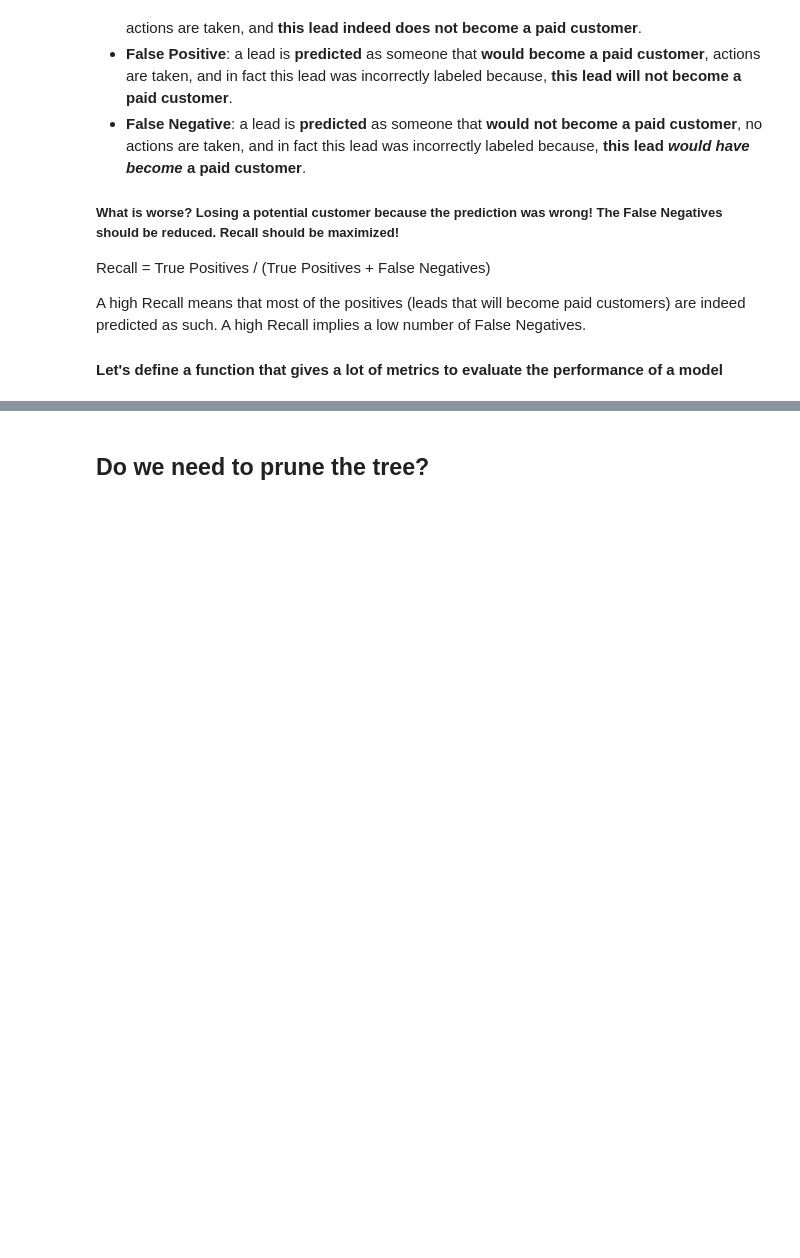
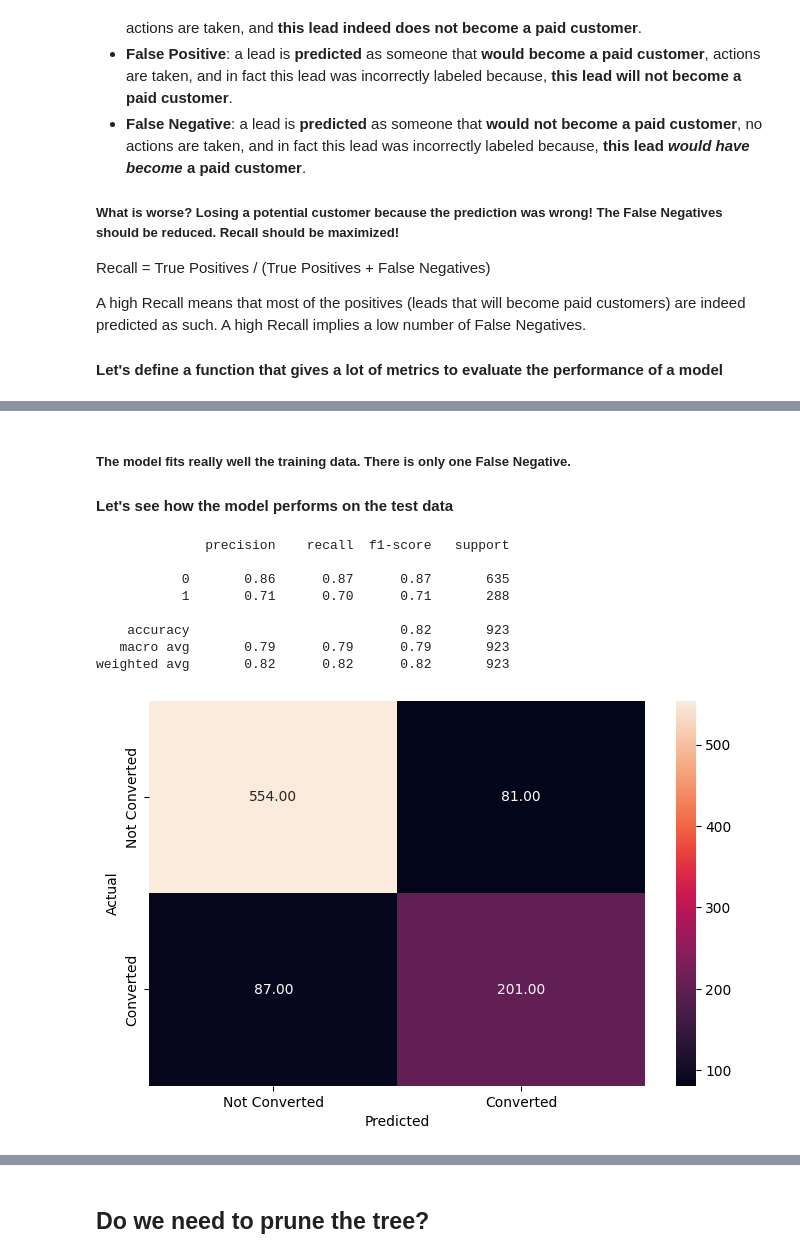
Before and after one commit to jpreyesm03/ExtraaLearn-Machine-Learning-Models, a Jupyter notebook: FCV Potential Customers Prediction.ipynb, the cells around one changed output, grey strips where cells are left out. Drawn from its saved outputs; the diff is of its cells as text; code cells hidden in the pictures; blank space fills up the shorter version.

```diff
--- a/FCV Potential Customers Prediction.ipynb
+++ b/FCV Potential Customers Prediction.ipynb
@@ -657,0 +701,18 @@ A high Recall means that most of the positives (leads that will become paid cust
+# %% [markdown]
+##### The model fits really well the training data. There is only one False Negative.
+#### Let's see how the model performs on the test data
+# %%
+# Checking performance on the test data
+y_pred_test1 = d_tree.predict(x_test)
+
+metrics_score(y_test, y_pred_test1)
+# %% [output]
+              precision    recall  f1-score   support
+
+           0       0.86      0.87      0.87       635
+           1       0.71      0.70      0.71       288
+
+    accuracy                           0.82       923
+   macro avg       0.79      0.79      0.79       923
+weighted avg       0.82      0.82      0.82       923
+[figure, added]
```
Also changed, not shown: parts of 22 cells of this notebook.
